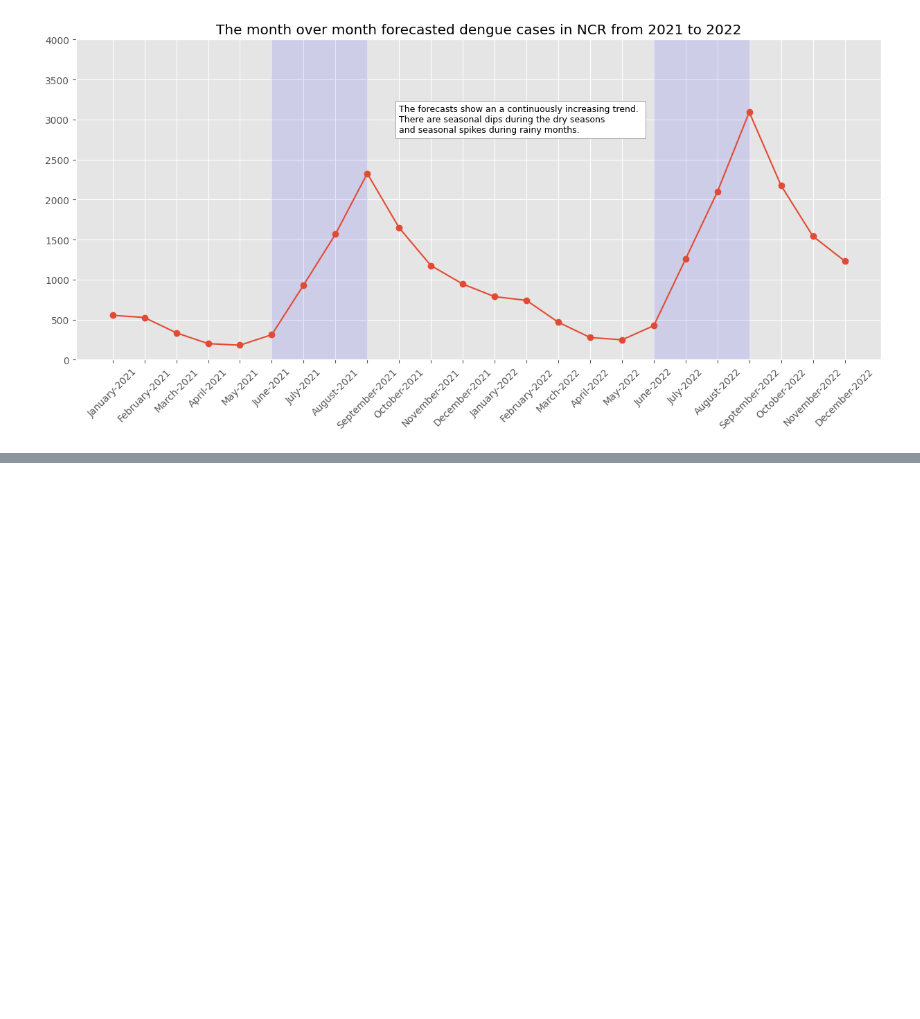
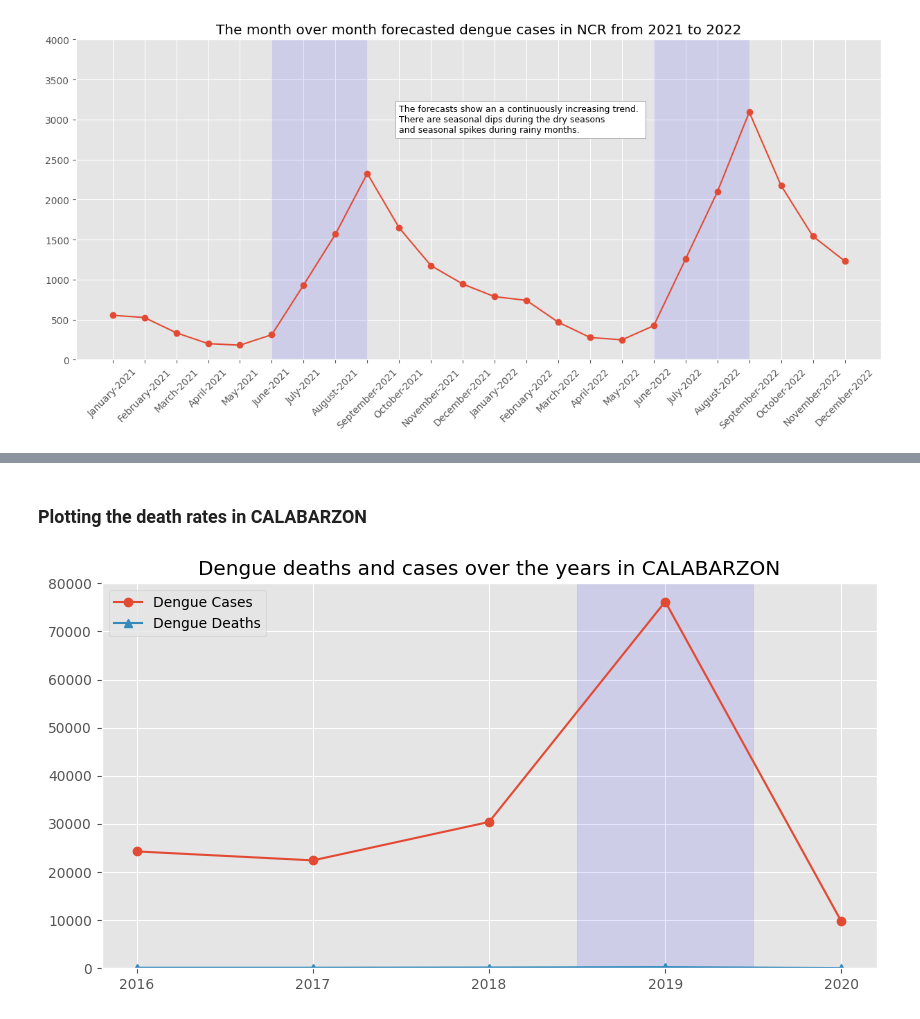
Before and after one commit to boredanalyst/Forecasting-Dengue-Cases-in-the-Philippines, a Jupyter notebook: forecasting-dengue-cases-in-the-philippines.ipynb, the cells around one changed output, grey strips where cells are left out. Drawn from its saved outputs; the diff is of its cells as text; code cells hidden in the pictures; blank space fills up the shorter version.

```diff
--- a/forecasting-dengue-cases-in-the-philippines.ipynb
+++ b/forecasting-dengue-cases-in-the-philippines.ipynb
@@ -719,0 +764,45 @@ plt.show()
+# %% [markdown]
+### Plotting the death rates in CALABARZON ###
+# %%
+## axes
+
+viz_df = df_iva.groupby("year")[["dengue_cases","dengue_deaths"]].sum()
+viz_df = pd.DataFrame(viz_df).reset_index()
+viz_df_case = viz_df["dengue_cases"]
+viz_df_death = viz_df["dengue_deaths"]
+viz_df_y = viz_df["year"]
+
+## plot
+
+plt.figure(figsize=(10,5))
+plt.plot(
+    viz_df_x,
+    viz_df_case,
+    label="Dengue Cases",
+    marker="o"
+)
+
+plt.plot(
+    viz_df_x,
+    viz_df_death,
+    label="Dengue Deaths",
+    marker="^"
+)
+
+3# annotate
+
+plt.title("Dengue deaths and cases over the years in CALABARZON")
+plt.legend()
+plt.xticks(viz_df_x)
+plt.ylim(0,80_000)
+
+plt.fill_between(
+    (2018.5, 2019.5),
+    80_000,
+    color="blue",
+    alpha=0.1
+)
+
+plt.show()
+# %% [output]
+[figure, added]
```
Also changed, not shown: parts of 10 cells of this notebook.
